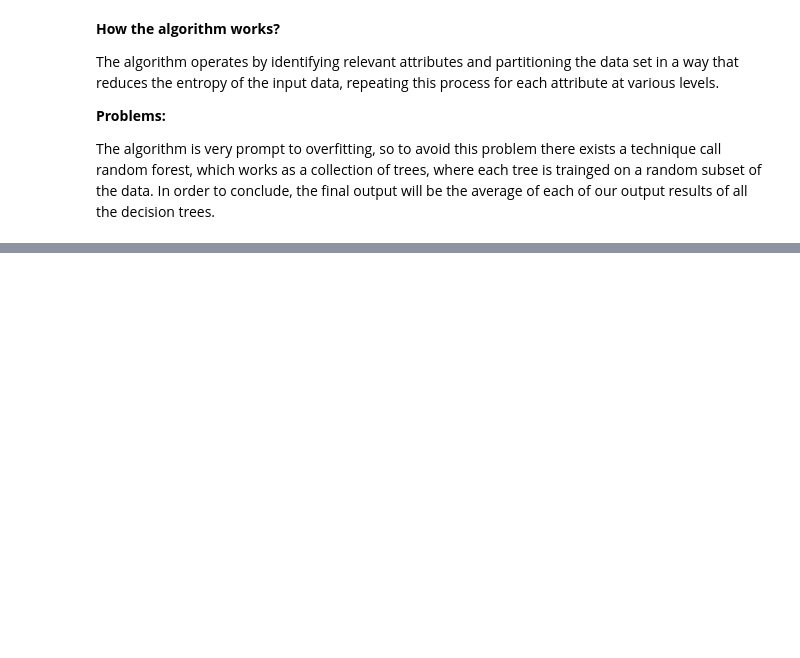
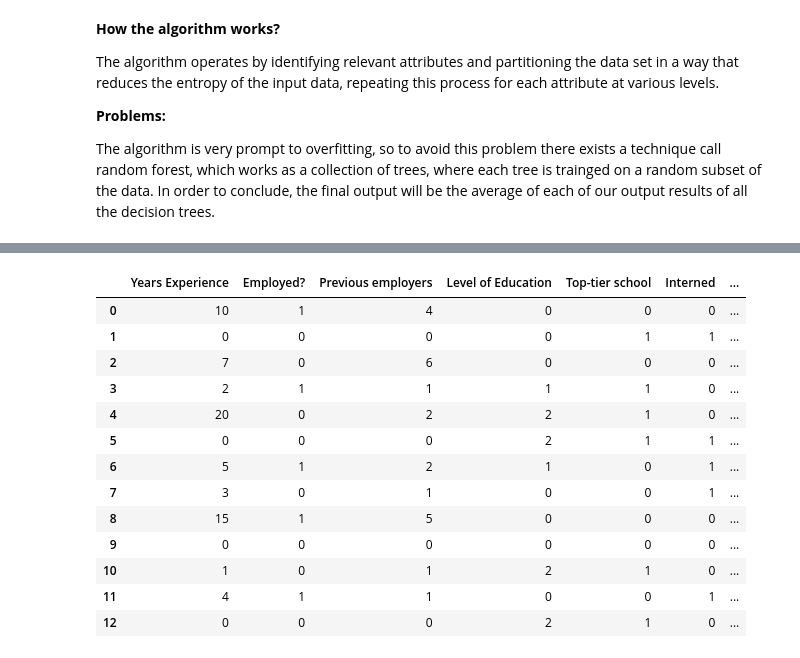
Before and after one commit to ajrianop/Machine-Learning-Notebooks, a Jupyter notebook: 04_DecisionTrees.ipynb, the cells around one changed output, grey strips where cells are left out. Cells and saved outputs as stored; diff of their text form; code cells hidden in the pictures; blank space fills up the shorter version.

```diff
--- a/04_DecisionTrees.ipynb
+++ b/04_DecisionTrees.ipynb
@@ -28,0 +71,29 @@ The algorithm is very prompt to overfitting, so to avoid this problem there exis
+# %%
+df1= df.copy()
+#Dictionaries to change values in categorical columns
+dict_YN = {'Y': 1 , 'N' : 0 }
+dict_edu = {'BS' : 0, 'MS' : 1, 'PhD' : 2}
+
+#Using .map() to change values in each column
+#Y, N values
+YN_columns = ['Employed?', 'Top-tier school', 'Interned', 'Hired']
+for column in YN_columns:
+  df1[column ] = df1[column].map(dict_YN)
+#
+df1['Level of Education'] = df1['Level of Education'].map(dict_edu)
+df1
+# %% [output]
+|  | Years Experience | Employed? | Previous employers | Level of Education | Top-tier school | Interned | ... |
+| 0 | 10 | 1 | 4 | 0 | 0 | 0 | ... |
+| 1 | 0 | 0 | 0 | 0 | 1 | 1 | ... |
+| 2 | 7 | 0 | 6 | 0 | 0 | 0 | ... |
+| 3 | 2 | 1 | 1 | 1 | 1 | 0 | ... |
+| 4 | 20 | 0 | 2 | 2 | 1 | 0 | ... |
+| 5 | 0 | 0 | 0 | 2 | 1 | 1 | ... |
+| 6 | 5 | 1 | 2 | 1 | 0 | 1 | ... |
+| 7 | 3 | 0 | 1 | 0 | 0 | 1 | ... |
+| 8 | 15 | 1 | 5 | 0 | 0 | 0 | ... |
+| 9 | 0 | 0 | 0 | 0 | 0 | 0 | ... |
+| 10 | 1 | 0 | 1 | 2 | 1 | 0 | ... |
+| 11 | 4 | 1 | 1 | 0 | 0 | 1 | ... |
+| 12 | 0 | 0 | 0 | 2 | 1 | 0 | ... |
```
Also changed, not shown: parts of 14 cells of this notebook.
